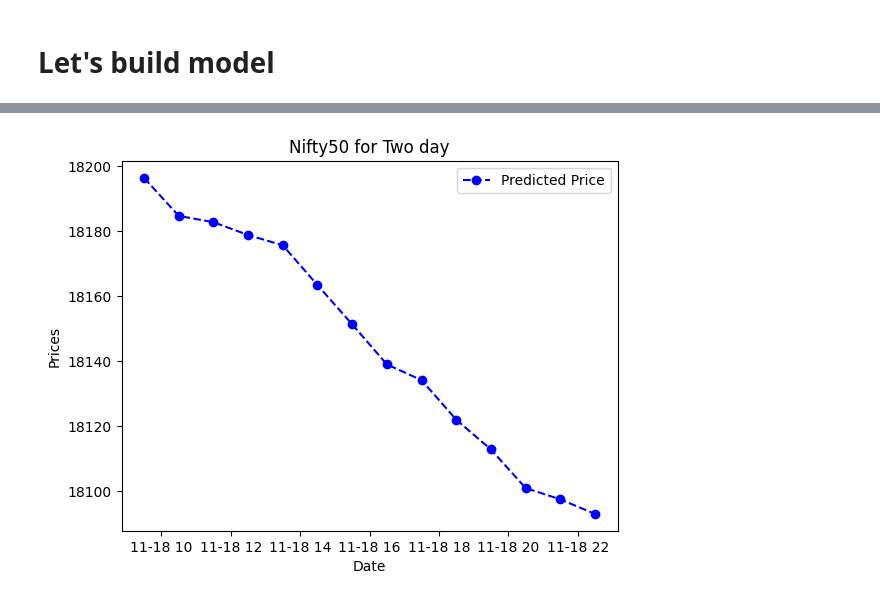
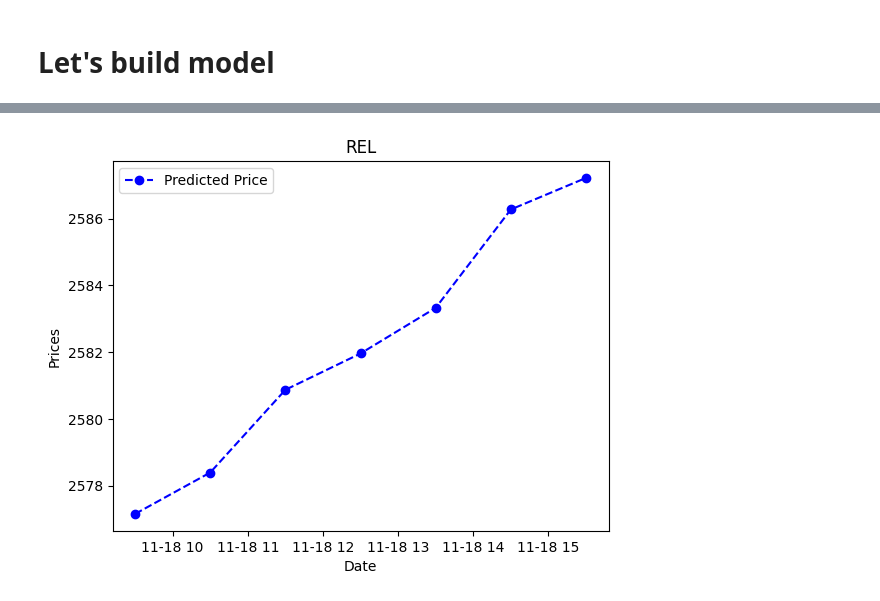
Before and after one commit to Rohitwaldekar/Real-Time-Sock-Price-Forecasting, a Jupyter notebook: notebooks/ARIMA-model-development.ipynb, the cells around one changed output, grey strips where cells are left out. Saved outputs shown, nothing was run; the diff lists cells and outputs as text; code cells hidden in the pictures.

```diff
--- a/notebooks/ARIMA-model-development.ipynb
+++ b/notebooks/ARIMA-model-development.ipynb
@@ -29,3 +28,5 @@ df.head()
+# %%
+df.columns = ['Datetime','Close']
 # %%
 df.describe()
 # %% [output]
@@ -287,10 +280,10 @@ df.tail(10)
 # %%
 history = [x for x in df['Close'].values]
 
-modelF = ARIMA(history, order=(25,3,2))
+modelF = ARIMA(history, order=(26,3,2))
 model_Fit = modelF.fit()
 # %%
-future_index = pd.date_range(start='2022-11-18 09:30:00', end='2022-11-18 22:30:00', freq='1H')
+future_index = pd.date_range(start='2022-11-18 09:30:00', end='2022-11-18 15:30:00', freq='1H')
 # %%
 future_index[:10]
 # %% [output]
@@ -307,5 +299,5 @@ print(len(future_index))
 # %%
-output = model_Fit.forecast(steps=14)
+output = model_Fit.forecast(steps=7)
 # %%
 output
 # %% [output]
@@ -316,9 +306,9 @@ array([18196.35144823, 18184.66801033, 18182.73170783, 18178.78842869,
 # %%
 plt.plot(future_index, output, color='blue', marker='o', linestyle='dashed',label='Predicted Price')
-plt.title('Nifty50 for Two day')
+plt.title('REL')
 plt.xlabel('Date')
 plt.ylabel('Prices')
 plt.legend()
 plt.show()
 # %% [output]
-[figure, old version]
+[figure, new version]
```
Also changed, not shown: parts of 20 cells of this notebook, 4 other files.
